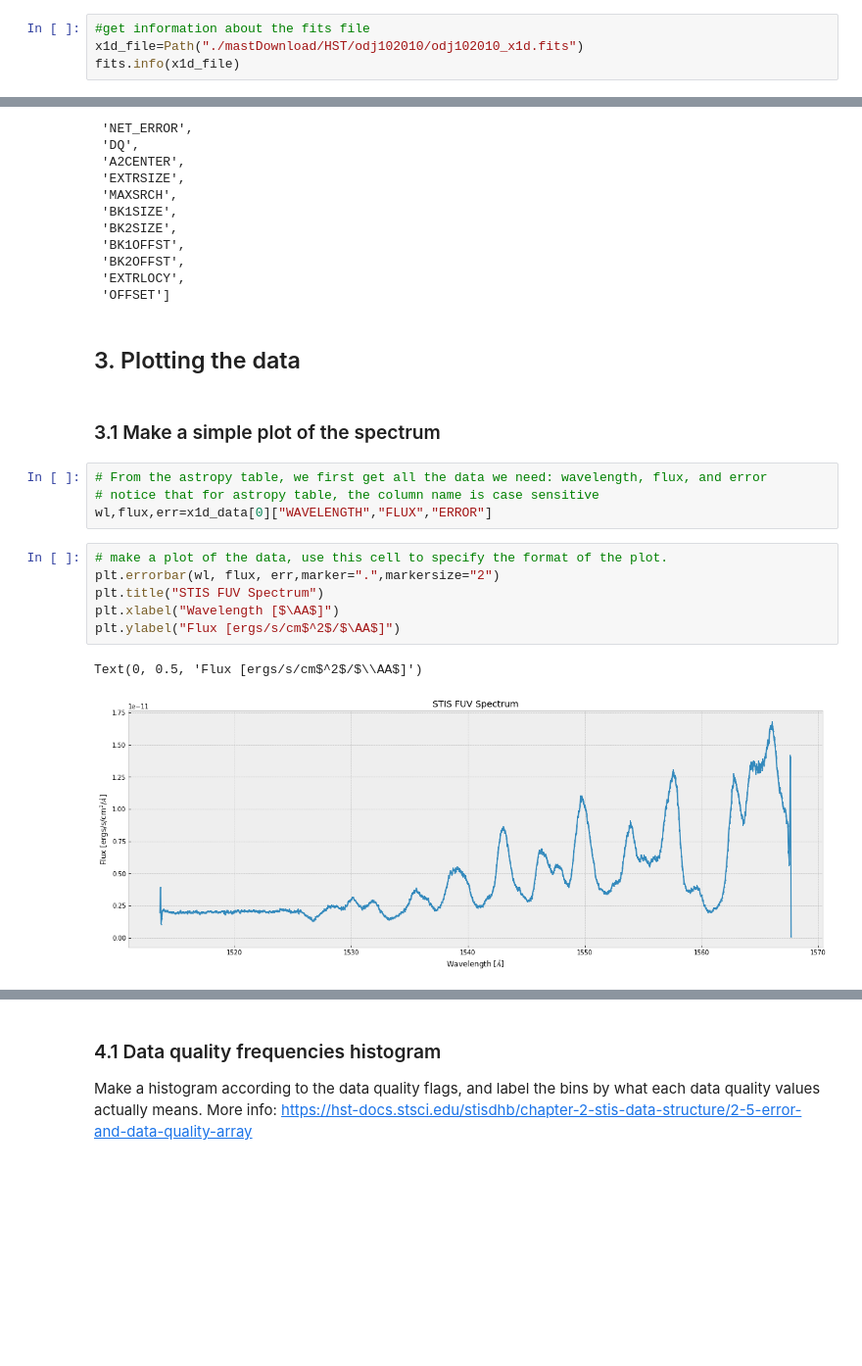
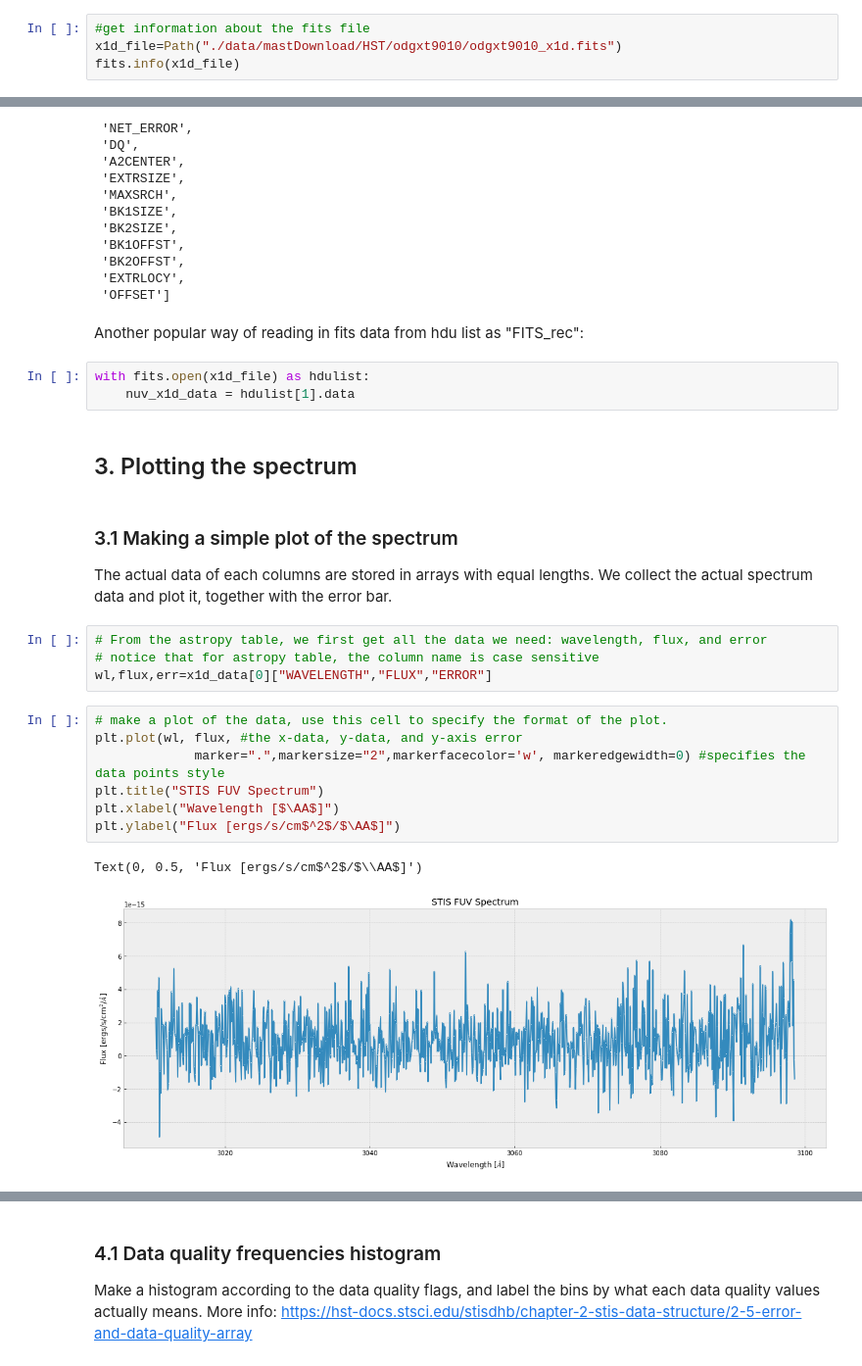
Before and after one commit to spacetelescope/STIS-Notebooks, a Jupyter notebook: View_Data/View_Data.ipynb, the cells around one changed output, grey strips where cells are left out. Shown at 98% size. Cells and saved outputs as stored; diff of their text form; blank space fills up the shorter version.

```diff
--- a/View_Data/View_Data.ipynb
+++ b/View_Data/View_Data.ipynb
@@ -85,5 +117,5 @@ The Aperture extracted, background subtracted, flux and wavelength calibrated sp
 # %%
 #get information about the fits file
-x1d_file=Path("./mastDownload/HST/odj102010/odj102010_x1d.fits")
+x1d_file=Path("./data/mastDownload/HST/odgxt9010/odgxt9010_x1d.fits")
 fits.info(x1d_file)
 # %% [output]
@@ -163,22 +196,29 @@ columns
  'BK2OFFST',
  'EXTRLOCY',
  'OFFSET']
+# %% [markdown]
+Another popular way of reading in fits data from hdu list as "FITS_rec":
+# %%
+with fits.open(x1d_file) as hdulist:
+    nuv_x1d_data = hdulist[1].data
 # %% [markdown]
 <a id=section3></a>
-## 3. Plotting the data
+## 3. Plotting the spectrum
 # %% [markdown]
 <a id=section3.1></a>
-### 3.1 Make a simple plot of the spectrum
+### 3.1 Making a simple plot of the spectrum
+The actual data of each columns are stored in arrays with equal lengths. We collect the actual spectrum data and plot it, together with the error bar.
 # %%
 # From the astropy table, we first get all the data we need: wavelength, flux, and error
 # notice that for astropy table, the column name is case sensitive
 wl,flux,err=x1d_data[0]["WAVELENGTH","FLUX","ERROR"]
 # %%
 # make a plot of the data, use this cell to specify the format of the plot.
-plt.errorbar(wl, flux, err,marker=".",markersize="2")
+plt.plot(wl, flux, #the x-data, y-data, and y-axis error
+             marker=".",markersize="2",markerfacecolor='w', markeredgewidth=0) #specifies the data points style
 plt.title("STIS FUV Spectrum")
 plt.xlabel("Wavelength [$\AA$]")
 plt.ylabel("Flux [ergs/s/cm$^2$/$\AA$]")
 # %% [output]
 Text(0, 0.5, 'Flux [ergs/s/cm$^2$/$\\AA$]')
-[figure, old version]
+[figure, new version]
```
Also changed, not shown: parts of 39 cells of this notebook.
